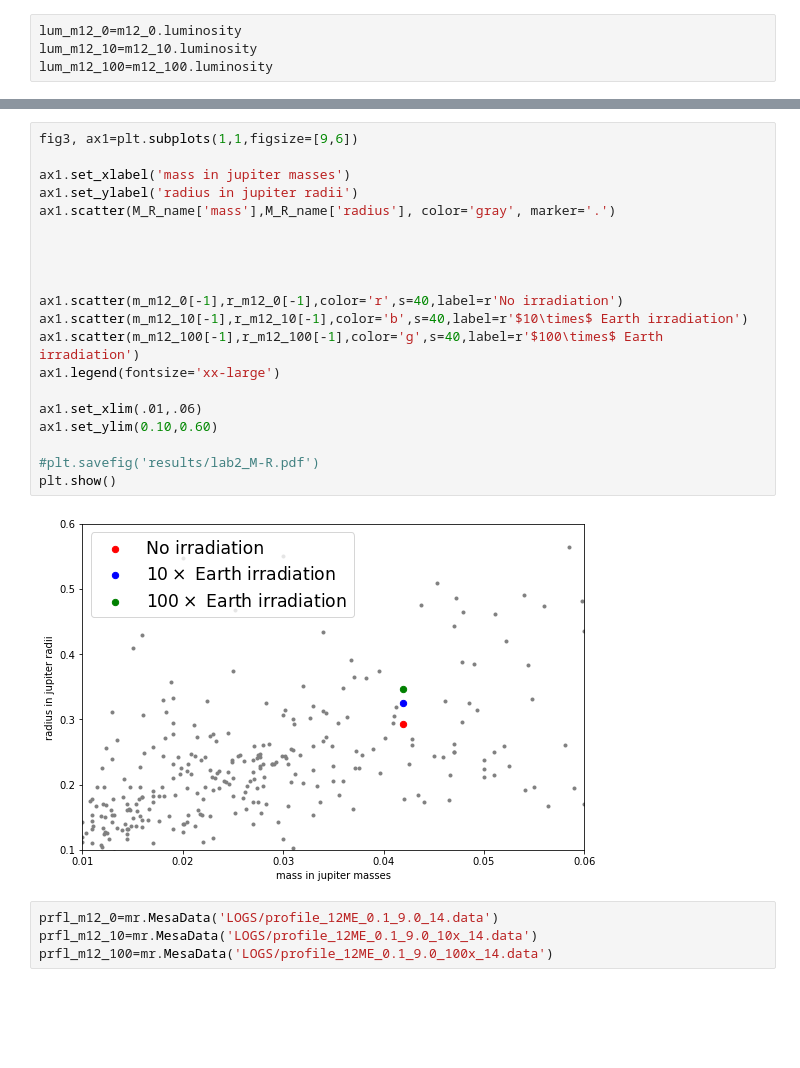
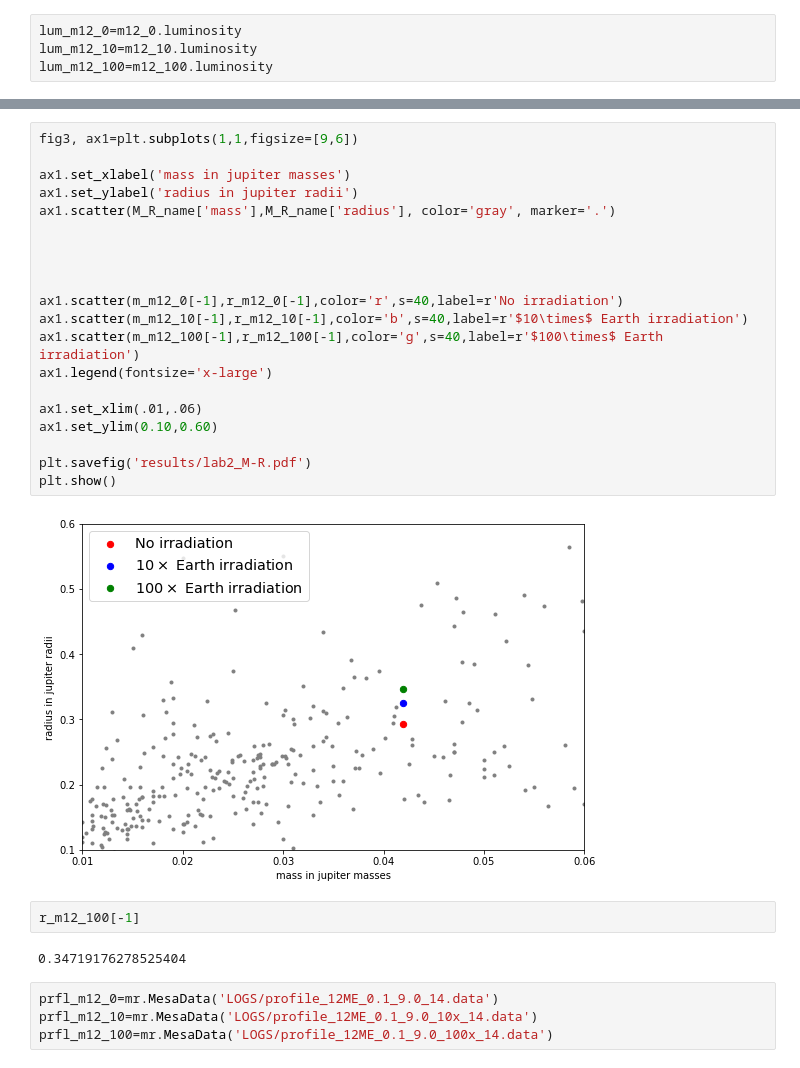
Before and after one commit to johnkou97/Exoplanet_project, a Jupyter notebook: Untitled.ipynb, the cells around one changed output, grey strips where cells are left out. Drawn from its saved outputs; the diff is of its cells as text; blank space fills up the shorter version.

```diff
--- a/Untitled.ipynb
+++ b/Untitled.ipynb
@@ -377,25 +377,29 @@ plt.show()
 # %%
 fig3, ax1=plt.subplots(1,1,figsize=[9,6])
 
 ax1.set_xlabel('mass in jupiter masses')
 ax1.set_ylabel('radius in jupiter radii')
 ax1.scatter(M_R_name['mass'],M_R_name['radius'], color='gray', marker='.')
 
 
 
 
 ax1.scatter(m_m12_0[-1],r_m12_0[-1],color='r',s=40,label=r'No irradiation')
 ax1.scatter(m_m12_10[-1],r_m12_10[-1],color='b',s=40,label=r'$10\times$ Earth irradiation')
 ax1.scatter(m_m12_100[-1],r_m12_100[-1],color='g',s=40,label=r'$100\times$ Earth irradiation')
-ax1.legend(fontsize='xx-large')
+ax1.legend(fontsize='x-large')
 
 ax1.set_xlim(.01,.06)
 ax1.set_ylim(0.10,0.60)
 
-#plt.savefig('results/lab2_M-R.pdf')
+plt.savefig('results/lab2_M-R.pdf')
 plt.show()
 # %% [output]
-[figure, old version]
+[figure, new version]
+# %%
+r_m12_100[-1]
+# %% [output]
+0.34719176278525404
 # %%
 prfl_m12_0=mr.MesaData('LOGS/profile_12ME_0.1_9.0_14.data')
 prfl_m12_10=mr.MesaData('LOGS/profile_12ME_0.1_9.0_10x_14.data')
```
Also changed, not shown: parts of 7 cells of this notebook, 6 other files.
